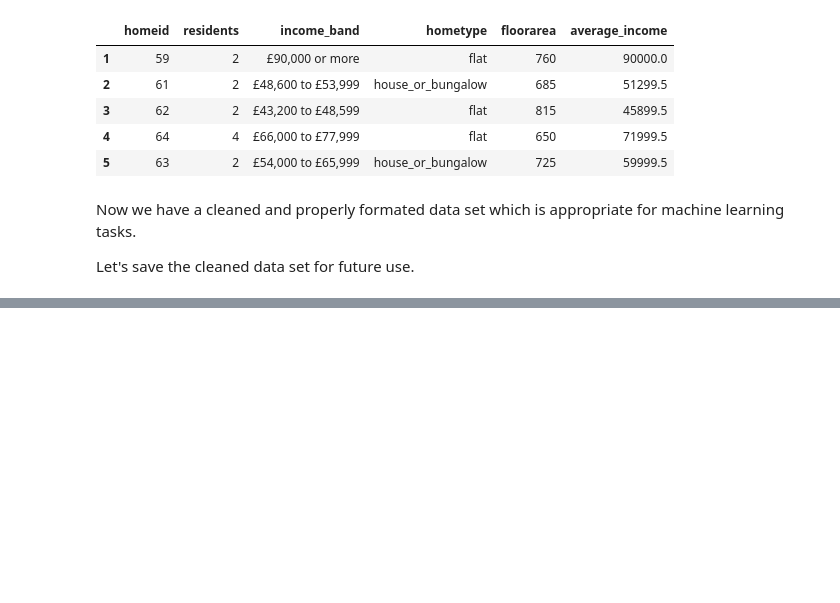
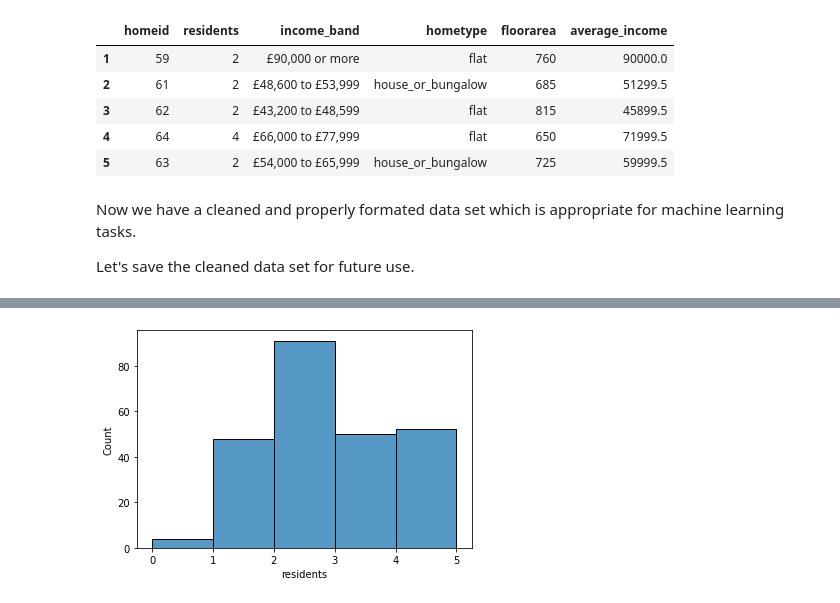
Before and after one commit to HHansi/Machine-Learning-CPD-Course, a Jupyter notebook: Data_Cleaning_and_Visualisation.ipynb, the cells around one changed output, grey strips where cells are left out. Cells and saved outputs as stored; diff of their text form; code cells hidden in the pictures; blank space fills up the shorter version.

```diff
--- a/Data_Cleaning_and_Visualisation.ipynb
+++ b/Data_Cleaning_and_Visualisation.ipynb
@@ -154,7 +194,0 @@ According the targeted problem, we need to predict type of the house or its floo
-# %%
-'''
-Remove columns installation_type and location from the DataFrame.
-Pandas drop() function removes specified labels from rows or columns.
-'''
-cleaned_df = cleaned_df.drop(['install_type', 'location'], axis=1)  # make sure to apply drop() on cleaned DataFrame
-cleaned_df.head(5)
@@ -261,7 +288,7 @@ Output for format1: 90000.0
 Using this function, we can compute values for our new column average_income using income_band values.
 # %%
 # Add a new column named 'average_income' to the cleaned DataFrame to keep averare income values calculated using format_income_band function
-cleaned_df['average_income'] = cleaned_df.apply(lambda row : format_income_band(row['income_band']), axis = 1)
+cleaned_df['average_income'] = [format_income_band(val) for val in cleaned_df['income_band'].tolist()]
 cleaned_df.head(5)
 # %% [output]
 |  | homeid | residents | income_band | hometype | floorarea | average_income |
@@ -285,0 +325,6 @@ cleaned_df.to_csv("/content/cleaned_home_data.csv", index=False)
+# %%
+sns.histplot(data=cleaned_df, x='residents', binwidth=1)
+
+plt.show()
+# %% [output]
+[figure, added]
```
Also changed, not shown: parts of 35 cells of this notebook.
